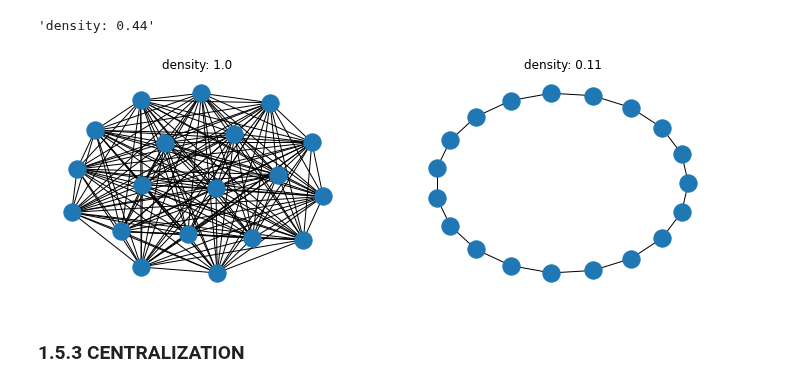
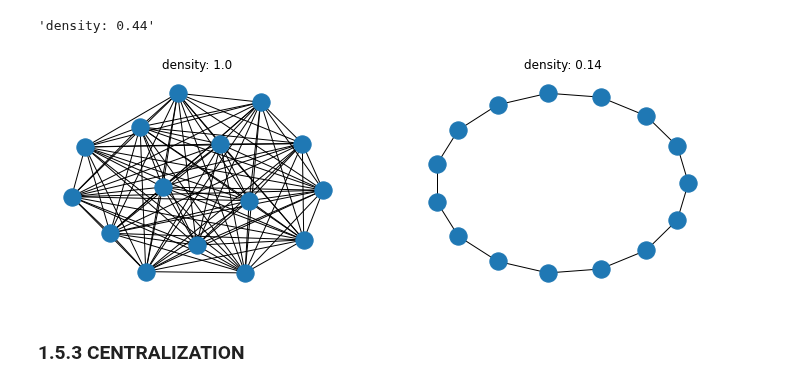
Before and after one commit to alkaest2002/ABGrid, a Jupyter notebook: materials/course 101/esercitazione.ipynb, the cells around one changed output. Drawn from its saved outputs; the diff is of its cells as text; code cells hidden in the pictures.

```diff
--- a/materials/course 101/esercitazione.ipynb
+++ b/materials/course 101/esercitazione.ipynb
@@ -232,23 +199,14 @@ f"density: {np.round(density,2)}"
 # %%
 # ESEMPI DI DENSITA'
 fig, (ax1, ax2) = plt.subplots(nrows=1, ncols=2, figsize=(12,4))
-
-S = nx.complete_graph(19)
-loc = nx.spring_layout(S)
-nx.draw(S,loc, ax=ax1)
+S = nx.complete_graph(15)
+nx.draw(S, nx.spring_layout(S), ax=ax1)
 ax1.set_title(f"density: {nx.density(S)}")
-
-C = nx.Graph()
-nodes = range(19)
-C.add_nodes_from(nodes)
-C.add_edges_from(
-    sum([[(x,nodes[idx+1]) for idx,x in enumerate(nodes[:-1])], [(nodes[0], nodes[-1])]], [])
-)
-loc = nx.circular_layout(C)
-nx.draw(C,loc, ax=ax2)
+C = nx.watts_strogatz_graph(15,2,0)
+nx.draw(C, nx.circular_layout(C), ax=ax2)
 ax2.set_title(f"density: {np.round(nx.density(C),2)}");
 # %% [output]
-[figure, old version]
+[figure, new version]
 # %% [markdown]
 ### 1.5.3 CENTRALIZATION
 # %% [markdown]
```
Also changed, not shown: parts of 37 cells of this notebook.
